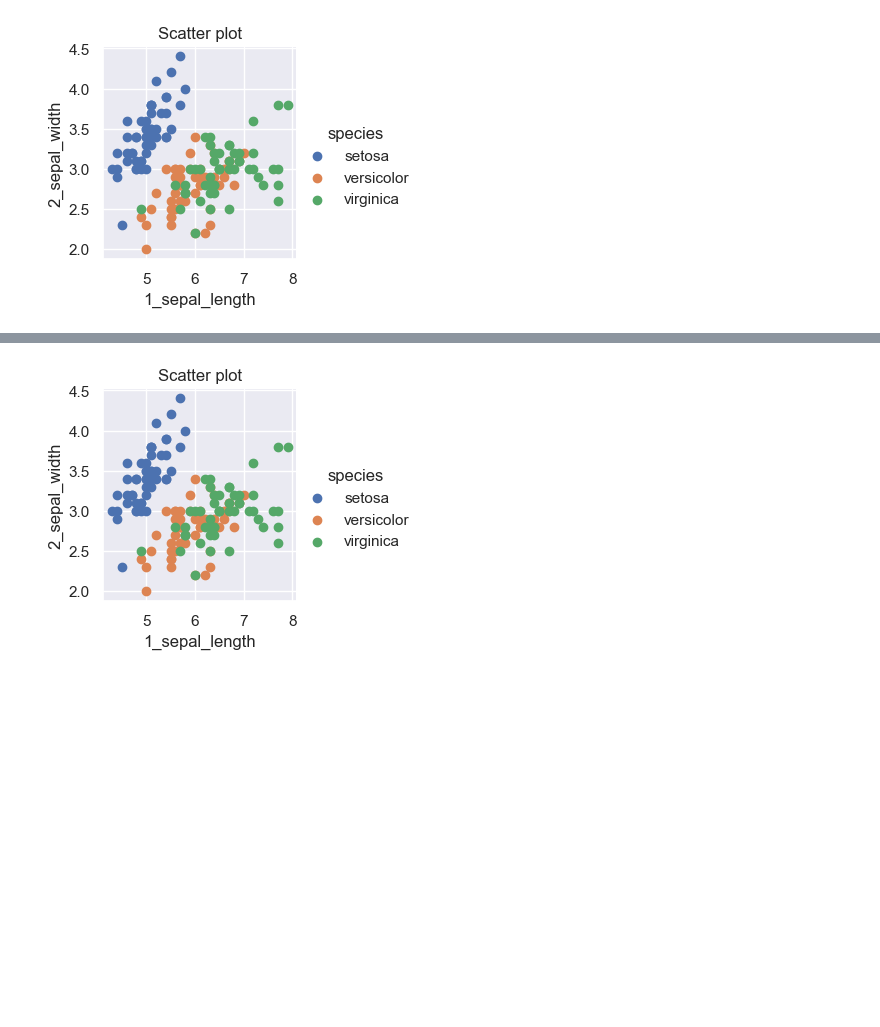
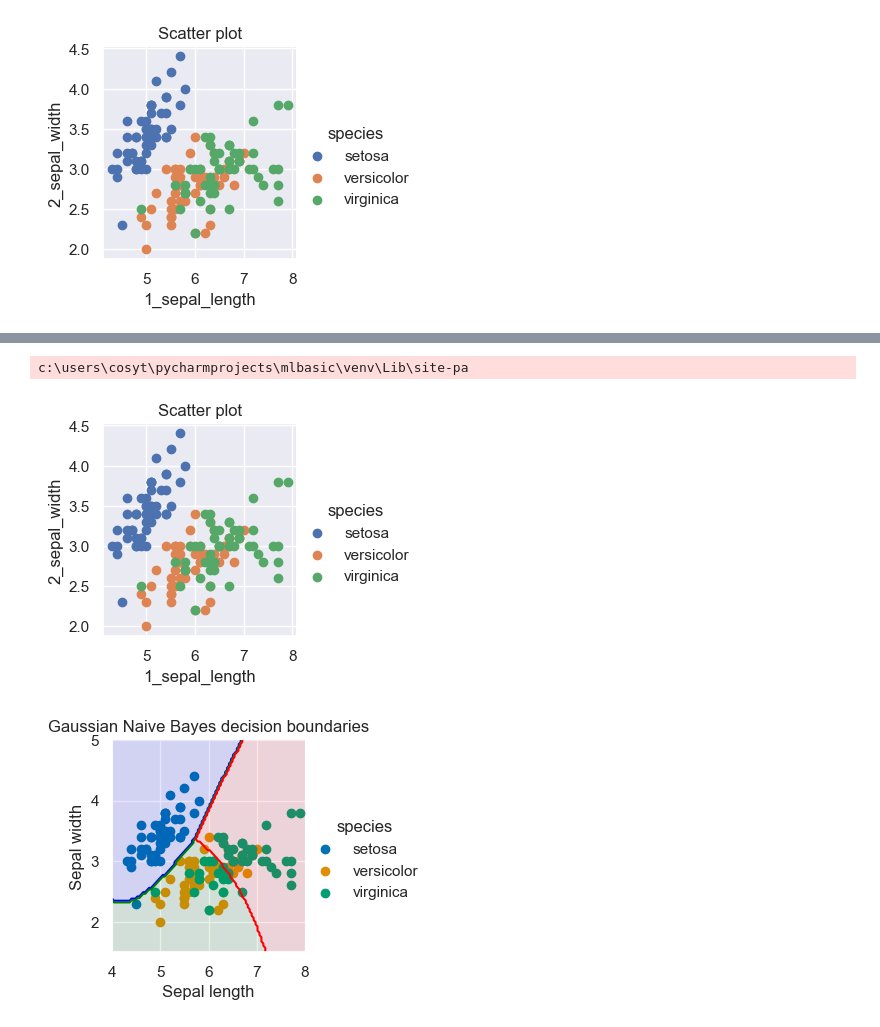
Before and after one commit to dydypd/MLBasic, a Jupyter notebook: week1.ipynb, the cells around one changed output, grey strips where cells are left out. Drawn from its saved outputs; the diff is of its cells as text; code cells hidden in the pictures; blank space fills up the shorter version.

```diff
--- a/week1.ipynb
+++ b/week1.ipynb
@@ -104,21 +168,58 @@ y_pred = clf.predict(test_data)
 # %%
+from sklearn.naive_bayes import GaussianNB
 import numpy as np
 import pandas as pd
 from matplotlib import pyplot as plt
 import matplotlib.colors as colors
 import seaborn as sns
 import itertools
 from scipy.stats import norm
 import scipy.stats
 from sklearn.naive_bayes import GaussianNB
 % matplotlib inline
 sns.set()
+#Load the data set
+
 iris = sns.load_dataset("iris")
 iris = iris.rename(index=str, columns={'sepal_length': '1_sepal_length', 'sepal_width': '2_sepal_width',
                                        'petal_length': '3_petal_length', 'petal_width': '4_petal_width'})
 #Plot the scatter of sepal length vs sepal width
 sns.FacetGrid(iris, hue="species").map(plt.scatter, "1_sepal_length", "2_sepal_width", ).add_legend()
 plt.title('Scatter plot')
 df1 = iris[["1_sepal_length", "2_sepal_width", 'species']]
+
+#Setup X and y data
+X_data = df1.iloc[:, 0:2]
+y_labels = df1.iloc[:, 2].replace({'setosa': 0, 'versicolor': 1, 'virginica': 2}).copy()
+#Fit model
+model_sk = GaussianNB(priors=None)
+model_sk.fit(X_data, y_labels)
+# Our 2-dimensional classifier will be over variables X and Y
+N = 100
+X = np.linspace(4, 8, N)
+Y = np.linspace(1.5, 5, N)
+X, Y = np.meshgrid(X, Y)
+
+#fig = plt.figure(figsize = (10,10))
+#ax = fig.gca()
+color_list = ['Blues', 'Greens', 'Reds']
+my_norm = colors.Normalize(vmin=-1., vmax=1.)
+g = sns.FacetGrid(iris, hue="species", palette='colorblind').map(plt.scatter, "1_sepal_length",
+                                                                 "2_sepal_width", ).add_legend()
+my_ax = g.ax
+#Computing the predicted class function for each value on the grid
+zz = np.array([model_sk.predict([[xx, yy]])[0] for xx, yy in zip(np.ravel(X), np.ravel(Y))])
+#Reshaping the predicted class into the meshgrid shape
+Z = zz.reshape(X.shape)
+#Plot the filled and boundary contours
+my_ax.contourf(X, Y, Z, 2, alpha=.1, colors=('blue', 'green', 'red'))
+my_ax.contour(X, Y, Z, 2, alpha=1, colors=('blue', 'green', 'red'))
+# Addd axis and title
+my_ax.set_xlabel('Sepal length')
+my_ax.set_ylabel('Sepal width')
+my_ax.set_title('Gaussian Naive Bayes decision boundaries')
+plt.show()
 # %% [output]
+c:\users\cosyt\pycharmprojects\mlbasic\venv\Lib\site-pa
 [figure]
+[figure, added]
```
Also changed, not shown: parts of 6 cells of this notebook, 11 other files.
